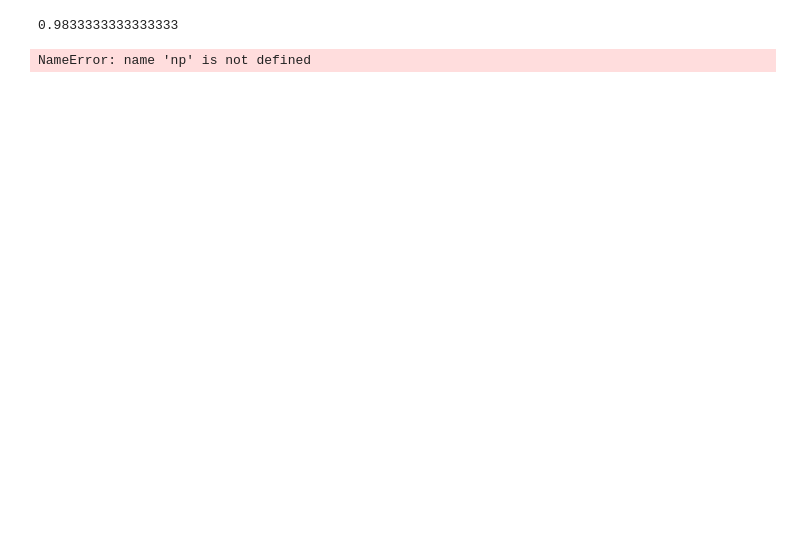
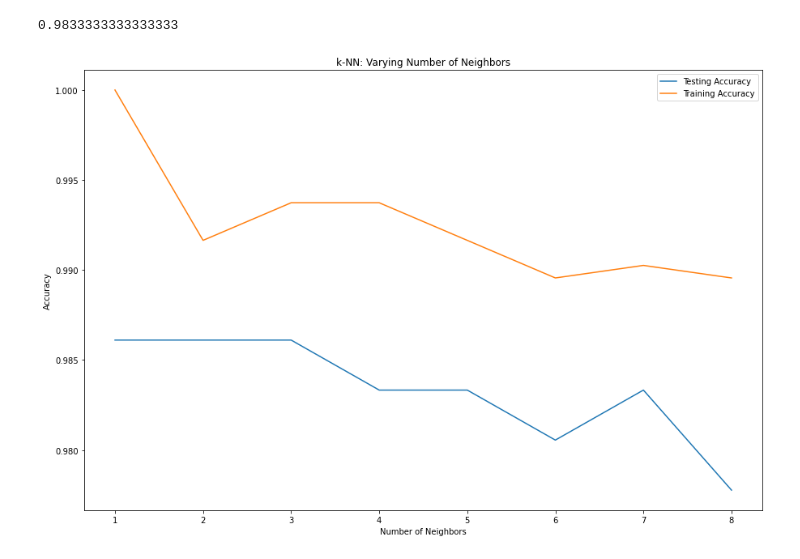
Before and after one commit to kipmadden/Supervised-Learning-with-scikit-learn, a Jupyter notebook: MNIST classic dataset.ipynb, the cells around one changed output. Cells and saved outputs as stored; diff of their text form; code cells hidden in the pictures; blank space fills up the shorter version.

```diff
--- a/MNIST classic dataset.ipynb
+++ b/MNIST classic dataset.ipynb
@@ -63,30 +64,31 @@ print(knn.score(X_test, y_test))
 # %%
 # Setup arrays to store train and test accuracies
 neighbors = np.arange(1, 9)
 train_accuracy = np.empty(len(neighbors))
 test_accuracy = np.empty(len(neighbors))
 
 # Loop over different values of k
 for i, k in enumerate(neighbors):
     # Setup a k-NN Classifier with k neighbors: knn
     knn = KNeighborsClassifier(n_neighbors=k)
 
     # Fit the classifier to the training data
     knn.fit(X_train, y_train)
 
     #Compute accuracy on the training set
     train_accuracy[i] = knn.score(X_train, y_train)
 
     #Compute accuracy on the testing set
     test_accuracy[i] = knn.score(X_test, y_test)
 
 # Generate plot
+fig, ax = plt.subplots(figsize=(15,10))
 plt.title('k-NN: Varying Number of Neighbors')
 plt.plot(neighbors, test_accuracy, label = 'Testing Accuracy')
 plt.plot(neighbors, train_accuracy, label = 'Training Accuracy')
 plt.legend()
 plt.xlabel('Number of Neighbors')
 plt.ylabel('Accuracy')
 plt.show()
 # %% [output]
-NameError: name 'np' is not defined
+[figure, added]
```
Also changed, not shown: parts of 3 cells of this notebook, 2 other files.
